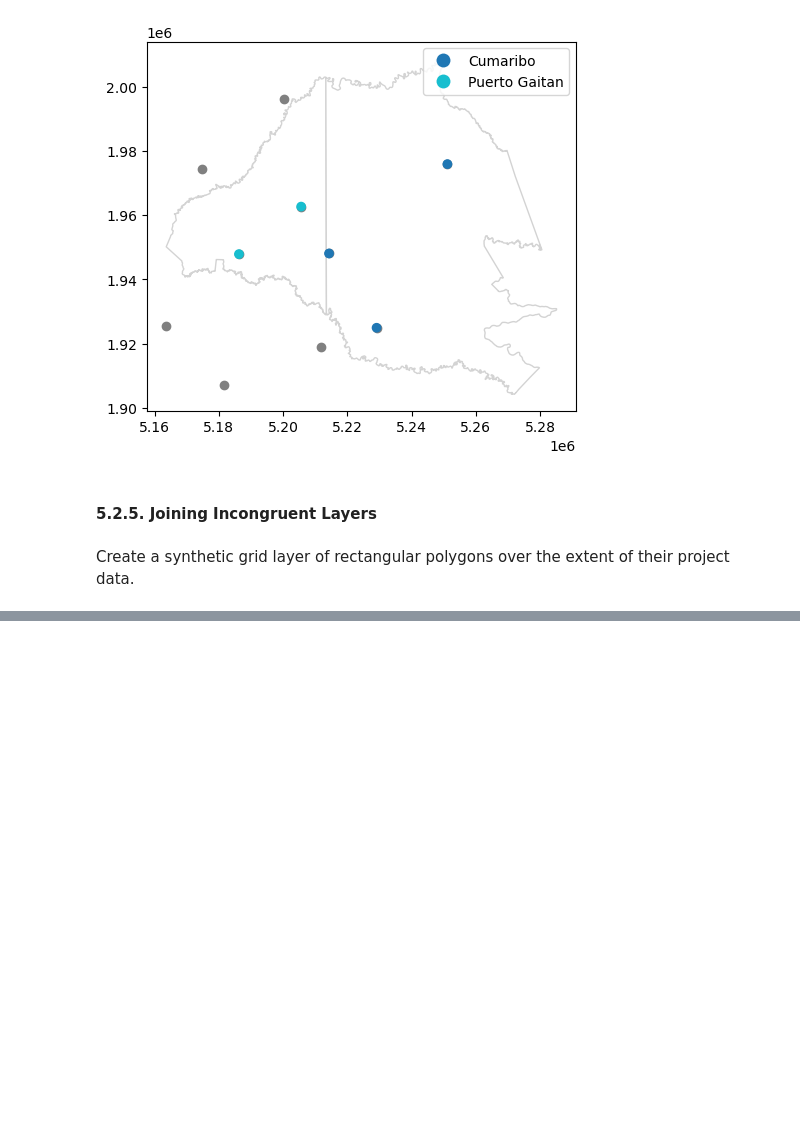
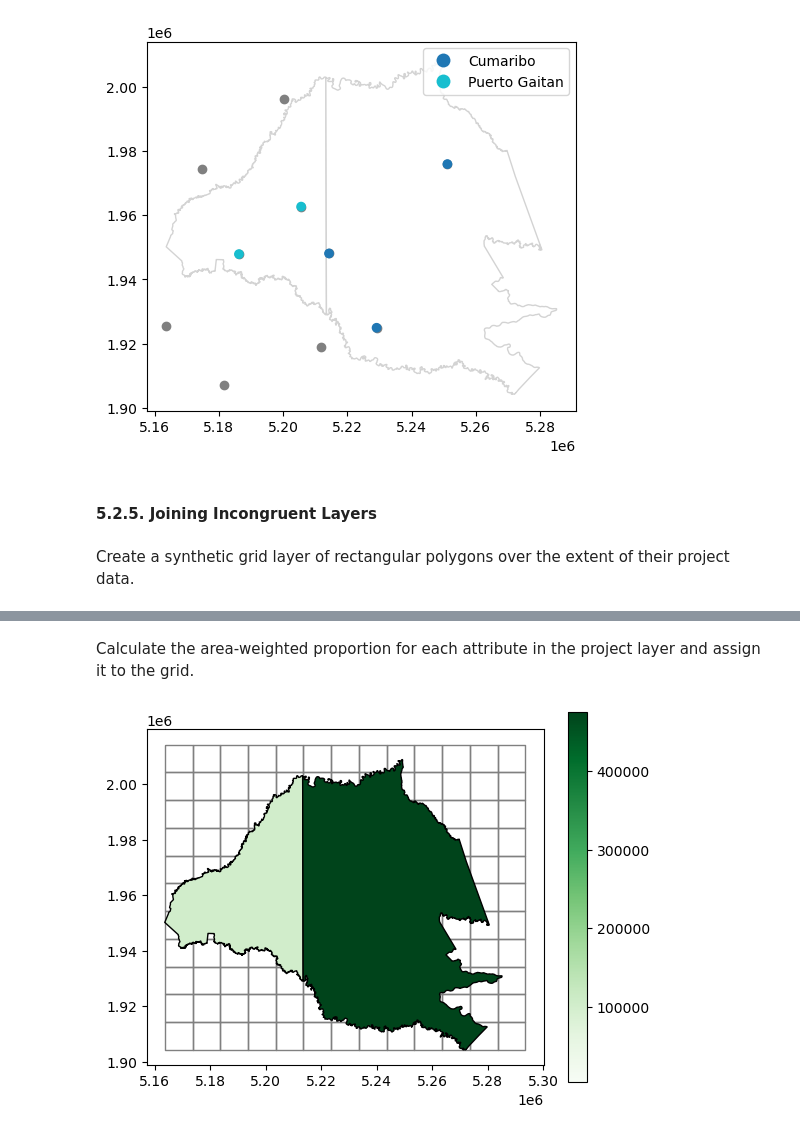
Before and after one commit to Lmfernanda/Workshop_2_Attribute_and_Spatial_Data_Operations, a Jupyter notebook: Workshop.ipynb, the cells around one changed output, grey strips where cells are left out. Cells and saved outputs as stored; diff of their text form; code cells hidden in the pictures; blank space fills up the shorter version.

Commit message:
:white_check_mark: Joining Incongruent Layers

```diff
--- a/Workshop.ipynb
+++ b/Workshop.ipynb
@@ -368,0 +395,4 @@ Create a synthetic grid layer of rectangular polygons over the extent of their p
+# %%
+# Add consecultive IDs
+grid['id'] = grid.index
+grid
@@ -368,0 +413,31 @@ Create a synthetic grid layer of rectangular polygons over the extent of their p
+# %% [markdown]
+Calculate the area-weighted proportion for each attribute in the project layer and assign it to the grid.
+# %%
+coberturas = gpd.read_file("Data\\Coberturas.shp")
+municipios = gpd.read_file("Data\\Municipios.shp")
+
+bosque = coberturas[coberturas['nivel_3'].isin(['311','314','313'])]
+
+municipios_x_bosque = municipios[municipios.intersects(bosque.union_all())]
+municipios_x_bosque
+
+mxc_join = bosque.sjoin(municipios, how='left')
+mxc_join
+
+mxc_join["area_bosque_ha"] = mxc_join.geometry.area / 10_000
+
+area_bosque_municipio = mxc_join.groupby("MpNombre").agg(
+    {"area_bosque_ha": "sum"}).reset_index()
+
+municipios_con_bosque = municipios.merge(area_bosque_municipio, left_on="MpNombre", right_on="MpNombre", how="left")
+
+base = grid.plot(color='none', edgecolor='grey')
+municipios_con_bosque.plot(
+    ax=base,
+    column='area_bosque_ha',
+    edgecolor='black',
+    legend=True,
+    cmap='Greens'
+);
+# %% [output]
+[figure, added]
```
Also changed, not shown: parts of 18 cells of this notebook.
